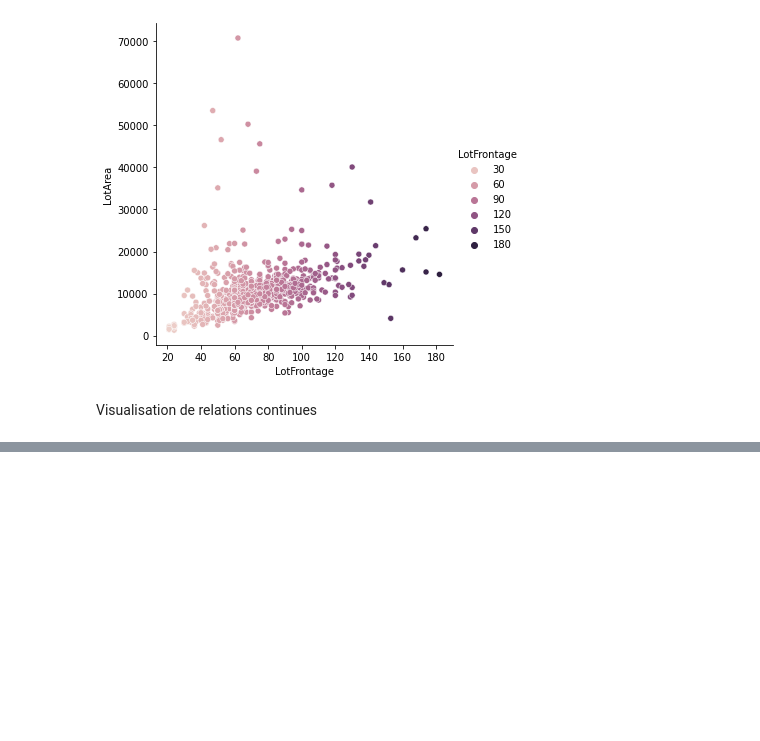
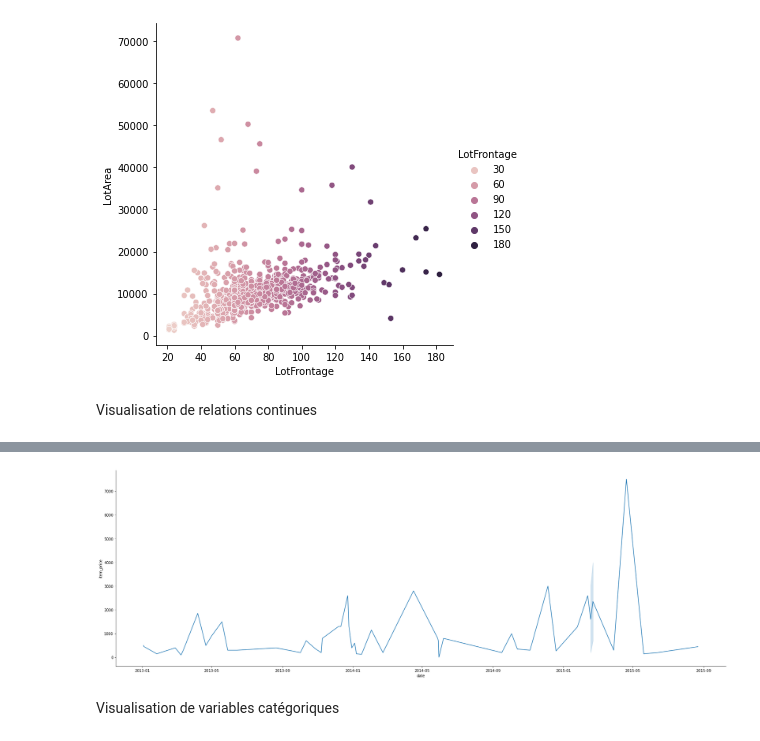
Before and after one commit to AlexRandria/python_numpy, a Jupyter notebook: pandasExo.ipynb, the cells around one changed output, grey strips where cells are left out. Drawn from its saved outputs; the diff is of its cells as text; code cells hidden in the pictures; blank space fills up the shorter version.

```diff
--- a/pandasExo.ipynb
+++ b/pandasExo.ipynb
@@ -76,0 +116,2 @@ sales_50 = sales.sample(n=50)
+# %%
+sales_50['date'] = pd.to_datetime(sales_50['date'], format= '%d.%m.%Y'); sales_50
@@ -76,0 +152,8 @@ sales_50 = sales.sample(n=50)
+# %%
+g = sb.relplot(x="date", y="item_price", data = sales_50, height=8, aspect=3, kind="line")
+# g.fig.set_figwidth(14)
+# g.fig.set_figheight(7)
+# %% [output]
+[figure, added]
+# %% [markdown]
+Visualisation de variables catégoriques
```
Also changed, not shown: parts of 15 cells of this notebook.
